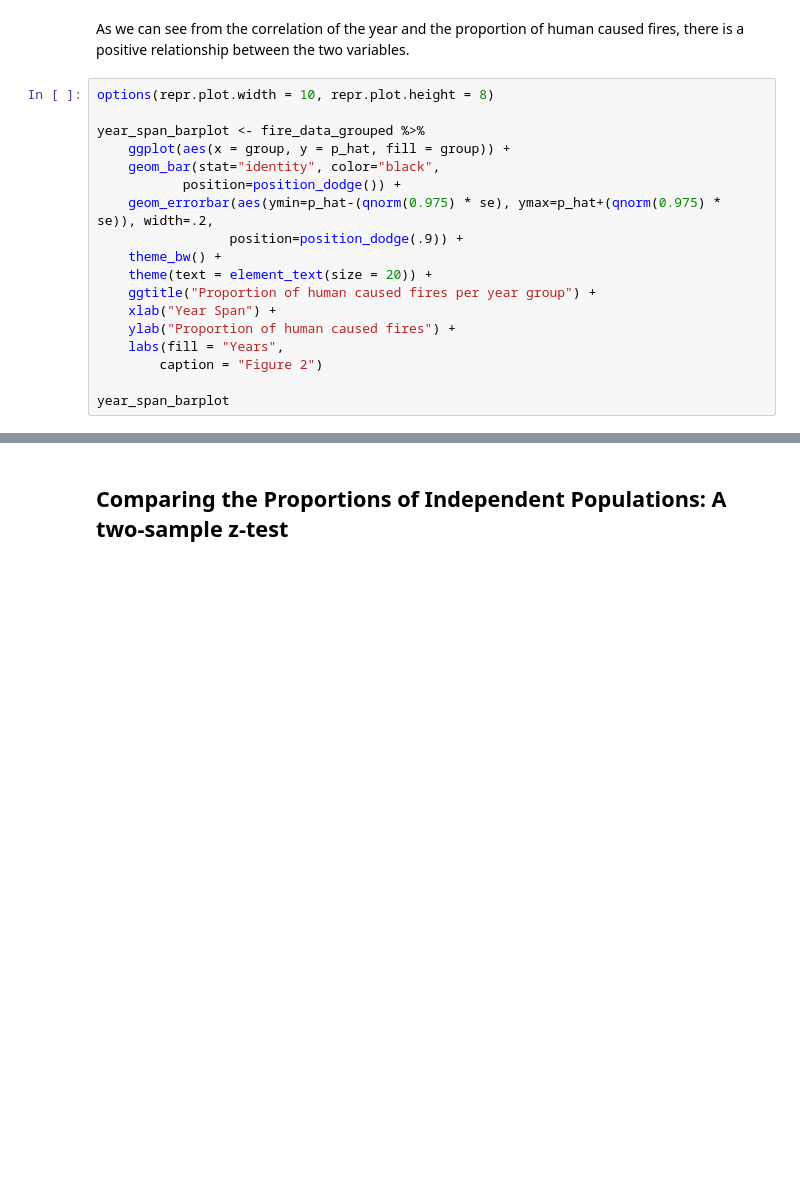
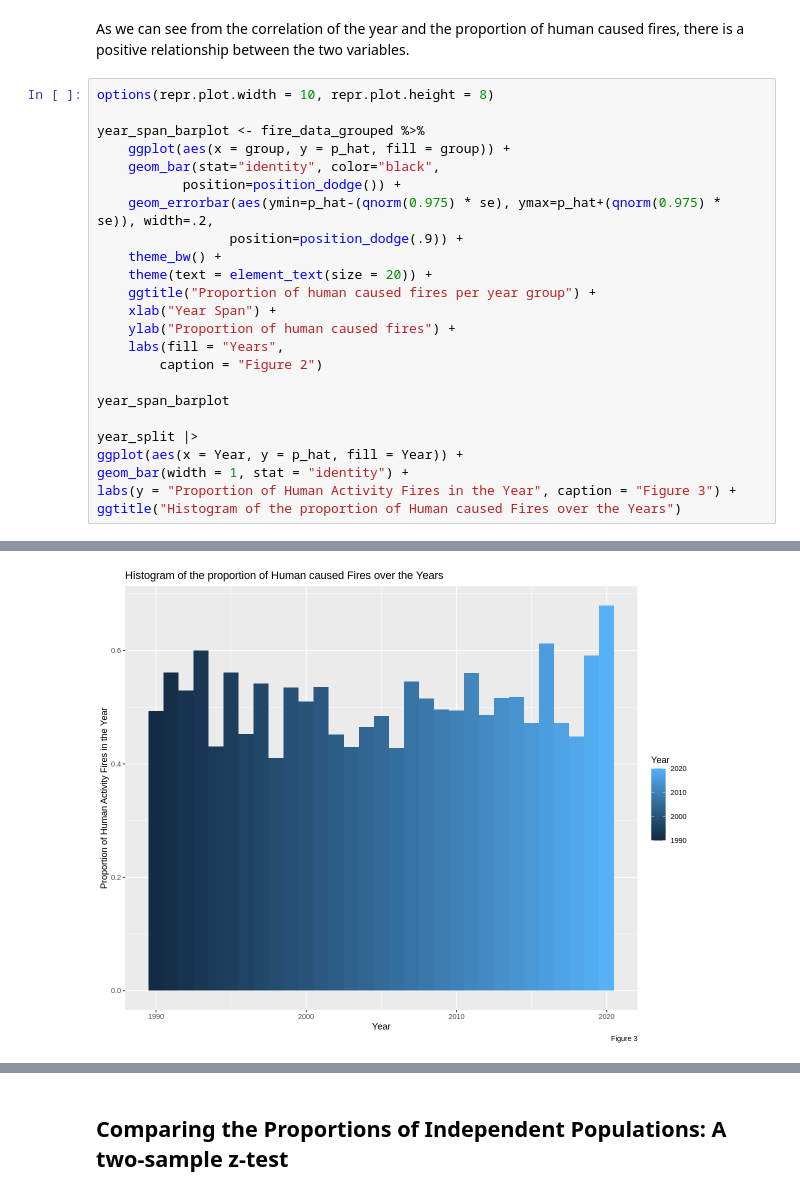
Before and after one commit to hakkd/Canada-Forest-Fires-By-Cause, a Jupyter notebook: report_group2.ipynb, the cells around one changed output, grey strips where cells are left out. Drawn from its saved outputs; the diff is of its cells as text; blank space fills up the shorter version.

Commit message:
Graphs :)

```diff
--- a/report_group2.ipynb
+++ b/report_group2.ipynb
@@ -158,21 +160,28 @@ As we can see from the correlation of the year and the proportion of human cause
 # %%
 options(repr.plot.width = 10, repr.plot.height = 8)
 
 year_span_barplot <- fire_data_grouped %>%
     ggplot(aes(x = group, y = p_hat, fill = group)) +
     geom_bar(stat="identity", color="black",
            position=position_dodge()) +
     geom_errorbar(aes(ymin=p_hat-(qnorm(0.975) * se), ymax=p_hat+(qnorm(0.975) * se)), width=.2,
                  position=position_dodge(.9)) +
     theme_bw() +
     theme(text = element_text(size = 20)) +
     ggtitle("Proportion of human caused fires per year group") +
     xlab("Year Span") +
     ylab("Proportion of human caused fires") +
     labs(fill = "Years",
         caption = "Figure 2")
 
 year_span_barplot
+
+year_split |>
+ggplot(aes(x = Year, y = p_hat, fill = Year)) +
+geom_bar(width = 1, stat = "identity") +
+labs(y = "Proportion of Human Activity Fires in the Year", caption = "Figure 3") +
+ggtitle("Histogram of the proportion of Human caused Fires over the Years")
 # %% [output]
 [figure]
+[figure, added]
 # %% [markdown]
```
Also changed, not shown: parts of 4 cells of this notebook.
